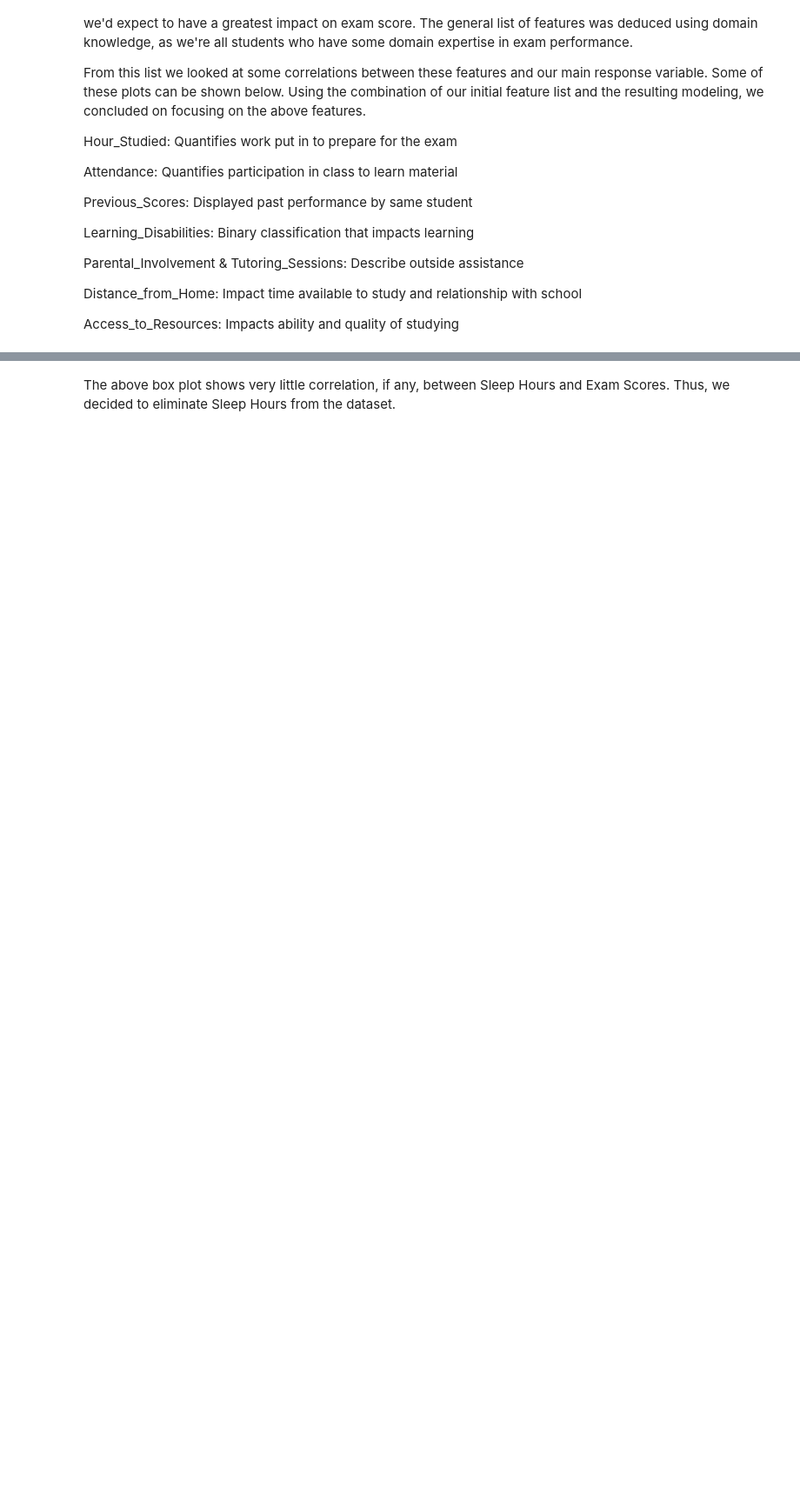
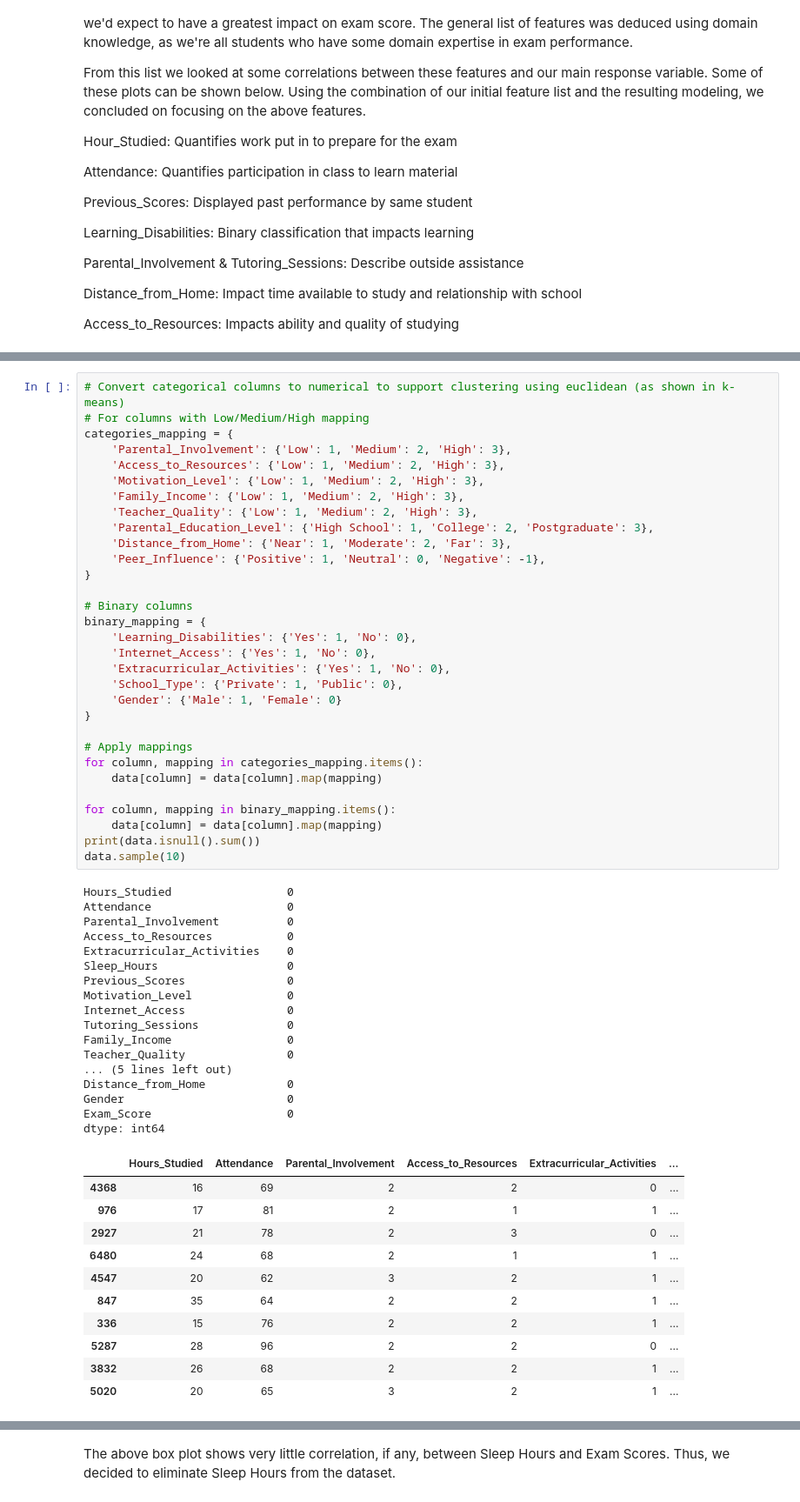
Before and after one commit to QuinnHilger/cs148-spotify, a Jupyter notebook: cs148_project.ipynb, the cells around one changed output, grey strips where cells are left out. Shown: that part at 87% size. Saved outputs shown, nothing was run; the diff lists cells and outputs as text; blank space fills up the shorter version.

```diff
--- a/cs148_project.ipynb
+++ b/cs148_project.ipynb
@@ -142,3 +151,63 @@ dtype: int64
+# %%
+# Convert categorical columns to numerical to support clustering using euclidean (as shown in k-means)
+# For columns with Low/Medium/High mapping
+categories_mapping = {
+    'Parental_Involvement': {'Low': 1, 'Medium': 2, 'High': 3},
+    'Access_to_Resources': {'Low': 1, 'Medium': 2, 'High': 3},
+    'Motivation_Level': {'Low': 1, 'Medium': 2, 'High': 3},
+    'Family_Income': {'Low': 1, 'Medium': 2, 'High': 3},
+    'Teacher_Quality': {'Low': 1, 'Medium': 2, 'High': 3},
+    'Parental_Education_Level': {'High School': 1, 'College': 2, 'Postgraduate': 3},
+    'Distance_from_Home': {'Near': 1, 'Moderate': 2, 'Far': 3},
+    'Peer_Influence': {'Positive': 1, 'Neutral': 0, 'Negative': -1},
+}
+
+# Binary columns
+binary_mapping = {
+    'Learning_Disabilities': {'Yes': 1, 'No': 0},
+    'Internet_Access': {'Yes': 1, 'No': 0},
+    'Extracurricular_Activities': {'Yes': 1, 'No': 0},
+    'School_Type': {'Private': 1, 'Public': 0},
+    'Gender': {'Male': 1, 'Female': 0}
+}
+
+# Apply mappings
+for column, mapping in categories_mapping.items():
+    data[column] = data[column].map(mapping)
+
+for column, mapping in binary_mapping.items():
+    data[column] = data[column].map(mapping)
+print(data.isnull().sum())
+data.sample(10)
+# %% [output]
+Hours_Studied                 0
+Attendance                    0
+Parental_Involvement          0
+Access_to_Resources           0
+Extracurricular_Activities    0
+Sleep_Hours                   0
+Previous_Scores               0
+Motivation_Level              0
+Internet_Access               0
+Tutoring_Sessions             0
+Family_Income                 0
+Teacher_Quality               0
+... (5 lines left out)
+Distance_from_Home            0
+Gender                        0
+Exam_Score                    0
+dtype: int64
+|  | Hours_Studied | Attendance | Parental_Involvement | Access_to_Resources | Extracurricular_Activities | ... |
+| 4368 | 16 | 69 | 2 | 2 | 0 | ... |
+| 976 | 17 | 81 | 2 | 1 | 1 | ... |
+| 2927 | 21 | 78 | 2 | 3 | 0 | ... |
+| 6480 | 24 | 68 | 2 | 1 | 1 | ... |
+| 4547 | 20 | 62 | 3 | 2 | 1 | ... |
+| 847 | 35 | 64 | 2 | 2 | 1 | ... |
+| 336 | 15 | 76 | 2 | 2 | 1 | ... |
+| 5287 | 28 | 96 | 2 | 2 | 0 | ... |
+| 3832 | 26 | 68 | 2 | 2 | 1 | ... |
+| 5020 | 20 | 65 | 3 | 2 | 1 | ... |
 # %% [markdown]
 **Exploratory Data Analysis**
 
```
Also changed, not shown: parts of 14 cells of this notebook, 6 other files.
